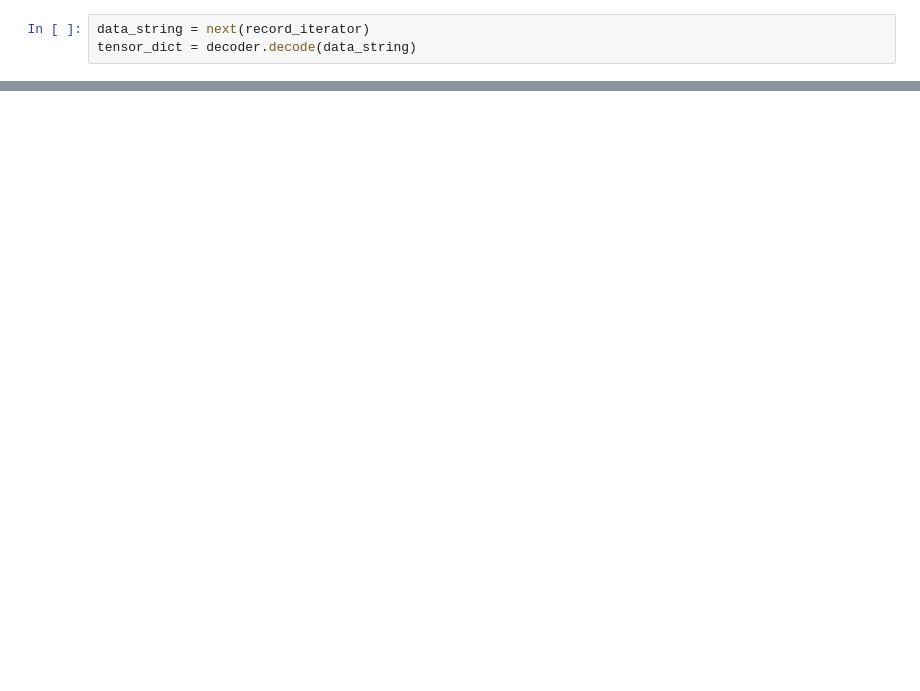
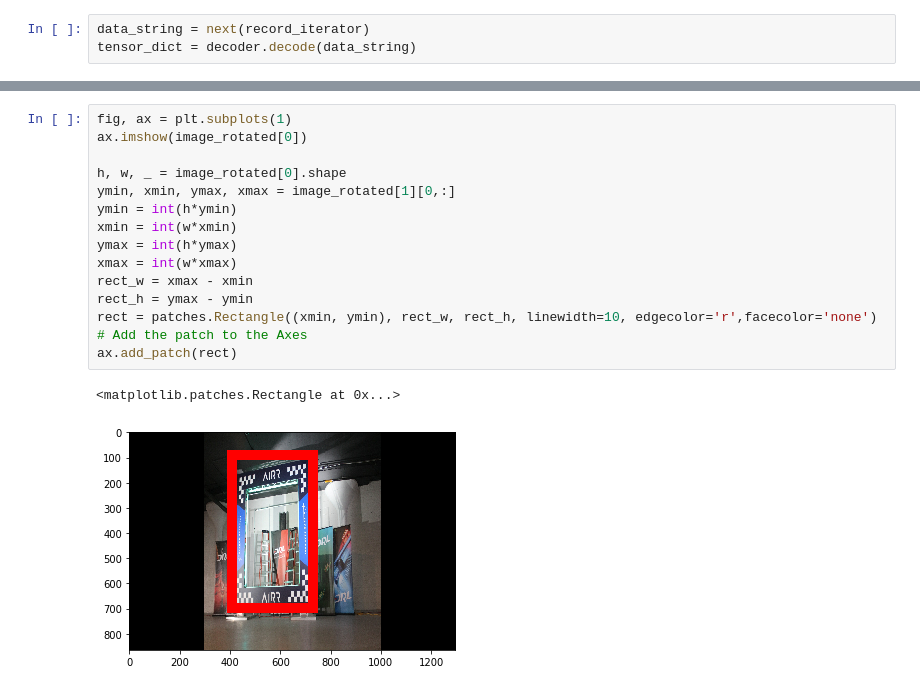
Before and after one commit to randxie/alpha-pilot-team-deadlock, a Jupyter notebook: vision/gate_detection/src/data_exploration.ipynb, the cells around one changed output, grey strips where cells are left out. Drawn from its saved outputs; the diff is of its cells as text; blank space fills up the shorter version.

```diff
--- a/vision/gate_detection/src/data_exploration.ipynb
+++ b/vision/gate_detection/src/data_exploration.ipynb
@@ -61,0 +87,18 @@ plt.imshow(output)
+# %%
+fig, ax = plt.subplots(1)
+ax.imshow(image_rotated[0])
+
+h, w, _ = image_rotated[0].shape
+ymin, xmin, ymax, xmax = image_rotated[1][0,:]
+ymin = int(h*ymin)
+xmin = int(w*xmin)
+ymax = int(h*ymax)
+xmax = int(w*xmax)
+rect_w = xmax - xmin
+rect_h = ymax - ymin
+rect = patches.Rectangle((xmin, ymin), rect_w, rect_h, linewidth=10, edgecolor='r',facecolor='none')
+# Add the patch to the Axes
+ax.add_patch(rect)
+# %% [output]
+<matplotlib.patches.Rectangle at 0x...>
+[figure, added]
```
Also changed, not shown: parts of 10 cells of this notebook, 9 other files.
